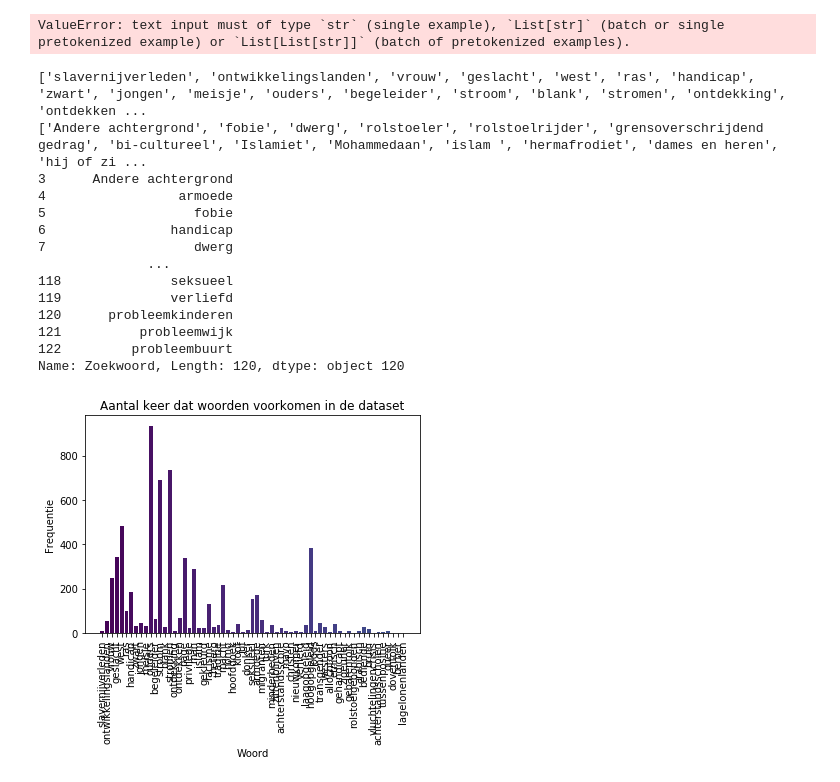
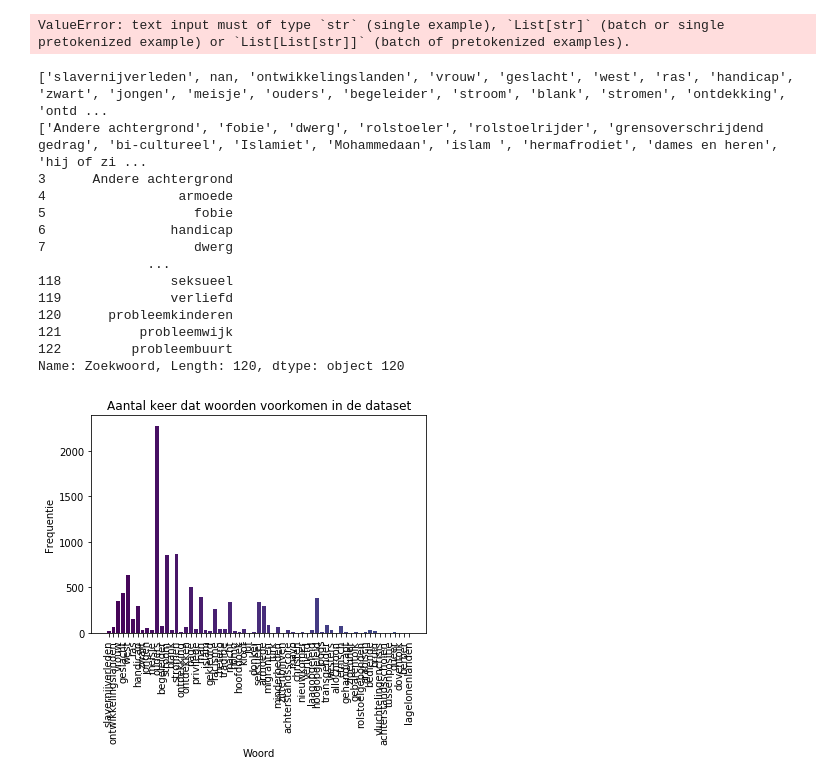
Before and after one commit to milenadeswart/Datalab_PDR, a Jupyter notebook: datasets/Bert_model_test_pretrained.ipynb, the cells around one changed output. Drawn from its saved outputs; the diff is of its cells as text; code cells hidden in the pictures.

Commit message:
toevoeging test dataset om te labellen

```diff
--- a/datasets/Bert_model_test_pretrained.ipynb
+++ b/datasets/Bert_model_test_pretrained.ipynb
@@ -33,7 +33,7 @@ You should probably TRAIN this model on a down-stream task to be able to use it
 # %%
 # inladen data
 dataset_path = "~/share/Milena/programma-discriminatie-en-racisme/datasets/"
-dataset_zoek = pd.read_csv(dataset_path + 'dataset_milena.csv', sep = ';') # model is te groot om te trainen met volledige dataset zonder GPU
+dataset_zoek = pd.read_csv(dataset_path + 'dataset_milena_3.csv', sep = ';') # model is te groot om te trainen met volledige dataset zonder GPU
 # %%
 # hoe veel komt discriminatie voor in de dataset?
 print(dataset_zoek.columns)
@@ -170,7 +170,7 @@ print(aanwezig, len(aanwezig))
 print(niet_aanwezig, len(niet_aanwezig))
 print(zoekwoorden['Zoekwoord'], len(zoekwoorden['Zoekwoord']))
 # %% [output]
-['slavernijverleden', 'ontwikkelingslanden', 'vrouw', 'geslacht', 'west', 'ras', 'handicap', 'zwart', 'jongen', 'meisje', 'ouders', 'begeleider', 'stroom', 'blank', 'stromen', 'ontdekking', 'ontdekken ...
+['slavernijverleden', nan, 'ontwikkelingslanden', 'vrouw', 'geslacht', 'west', 'ras', 'handicap', 'zwart', 'jongen', 'meisje', 'ouders', 'begeleider', 'stroom', 'blank', 'stromen', 'ontdekking', 'ontd ...
 ['Andere achtergrond', 'fobie', 'dwerg', 'rolstoeler', 'rolstoelrijder', 'grensoverschrijdend gedrag', 'bi-cultureel', 'Islamiet', 'Mohammedaan', 'islam ', 'hermafrodiet', 'dames en heren', 'hij of zi ...
 3      Andere achtergrond
 4                 armoede
@@ -187,23 +187,25 @@ Name: Zoekwoord, Length: 120, dtype: object 120
 # %%
 # leuk grafiekje van hoe vaak woorden voorkomen
 word_freq = {}
 
 for woord in dataset_zoek['word']:
     if woord in word_freq:
         word_freq[woord] += 1
+    elif pd.isna(woord) == True:
+        pass
     else:
         word_freq[woord] = 1
 
 mycmap = plt.get_cmap("viridis").colors
 
 plt.bar(word_freq.keys(), word_freq.values(), color = mycmap)
 plt.xticks(rotation=90)
 plt.xlabel('Woord')
 plt.ylabel('Frequentie')
 plt.title('Aantal keer dat woorden voorkomen in de dataset')
 plt.show()
 # %% [output]
-[figure, old version]
+[figure, new version]
 # %%
 # laten we kijken naar specifieke zinnen
 def vind_zinnen(woord):
```
Also changed, not shown: parts of 6 cells of this notebook.
